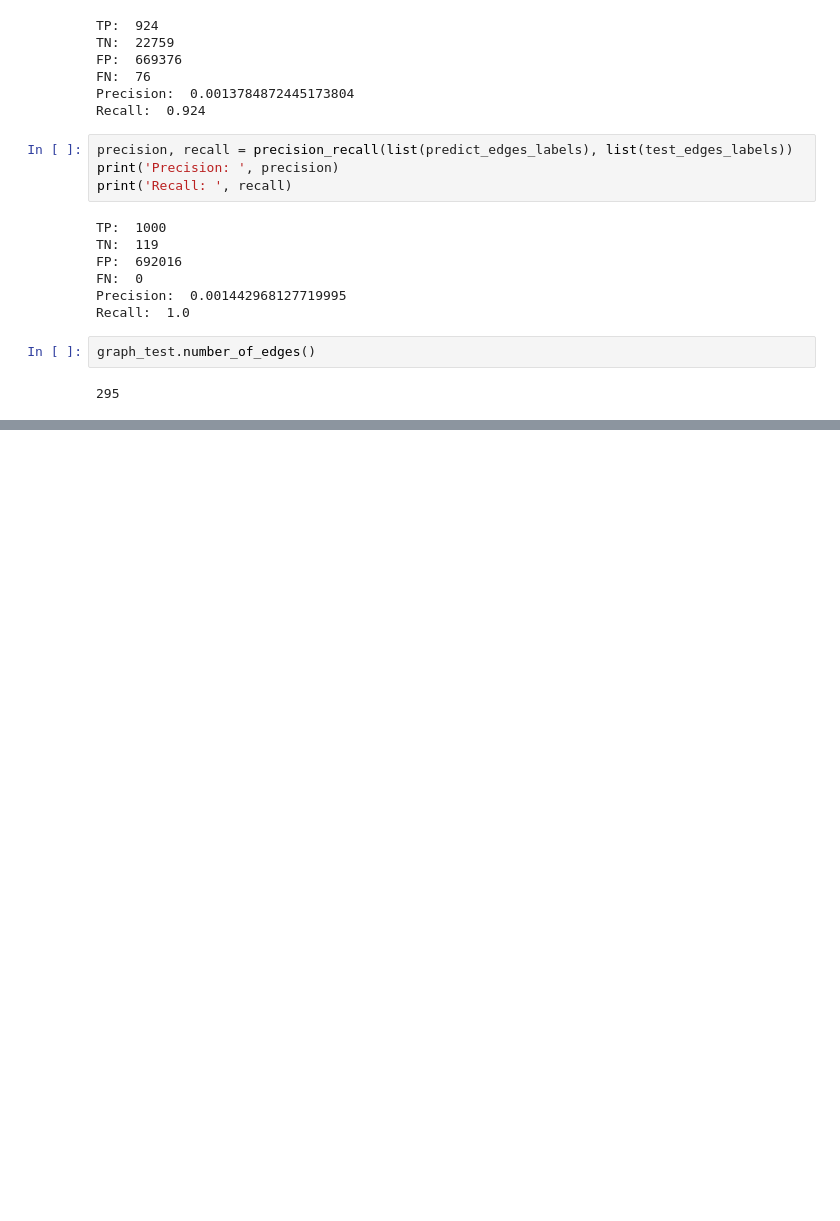
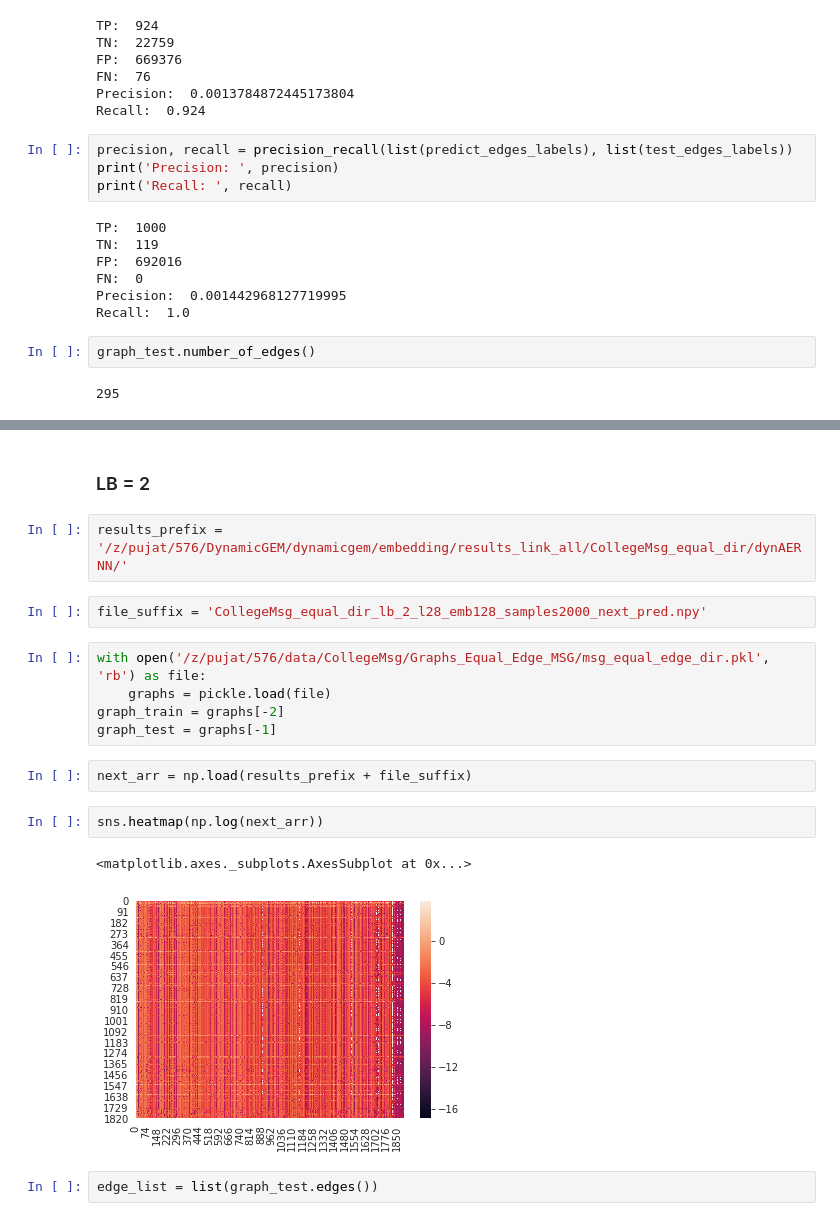
Before and after one commit to YinlongQian/EECS576-Project, a Jupyter notebook: link_prediction_LR.ipynb, the cells around one changed output, grey strips where cells are left out. Cells and saved outputs as stored; diff of their text form; blank space fills up the shorter version.

```diff
--- a/link_prediction_LR.ipynb
+++ b/link_prediction_LR.ipynb
@@ -219,0 +281,20 @@ graph_test.number_of_edges()
+# %% [markdown]
+### LB = 2
+# %%
+results_prefix = '/z/pujat/576/DynamicGEM/dynamicgem/embedding/results_link_all/CollegeMsg_equal_dir/dynAERNN/'
+# %%
+file_suffix = 'CollegeMsg_equal_dir_lb_2_l28_emb128_samples2000_next_pred.npy'
+# %%
+with open('/z/pujat/576/data/CollegeMsg/Graphs_Equal_Edge_MSG/msg_equal_edge_dir.pkl', 'rb') as file:
+    graphs = pickle.load(file)
+graph_train = graphs[-2]
+graph_test = graphs[-1]
+# %%
+next_arr = np.load(results_prefix + file_suffix)
+# %%
+sns.heatmap(np.log(next_arr))
+# %% [output]
+<matplotlib.axes._subplots.AxesSubplot at 0x...>
+[figure, added]
+# %%
+edge_list = list(graph_test.edges())
```
Also changed, not shown: parts of 18 cells of this notebook.
